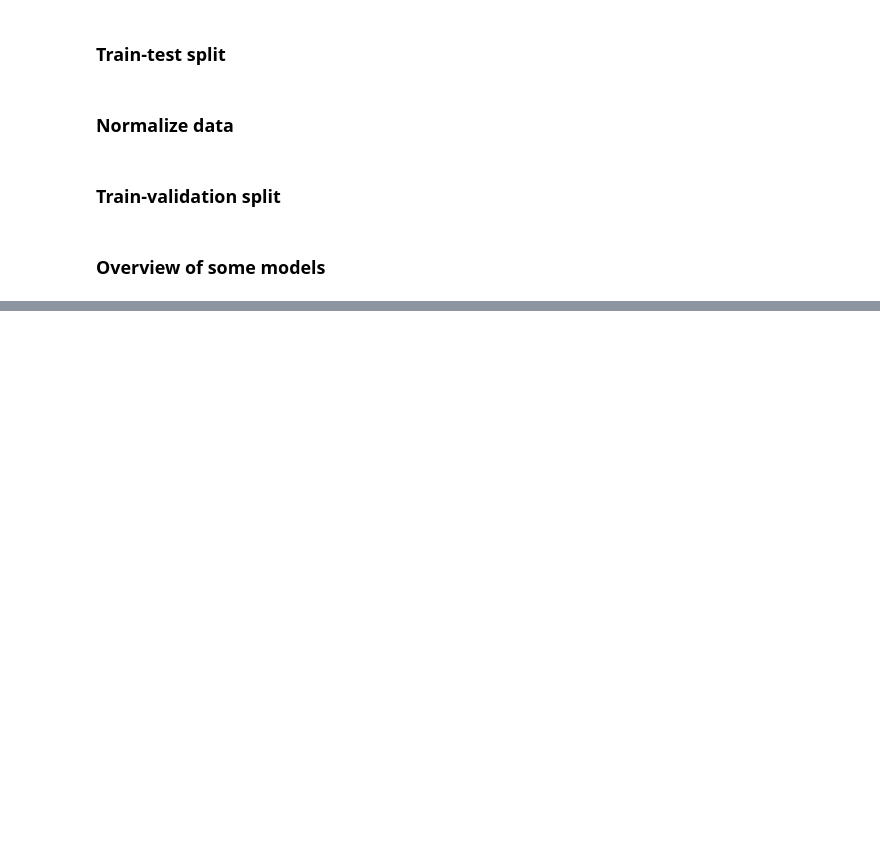
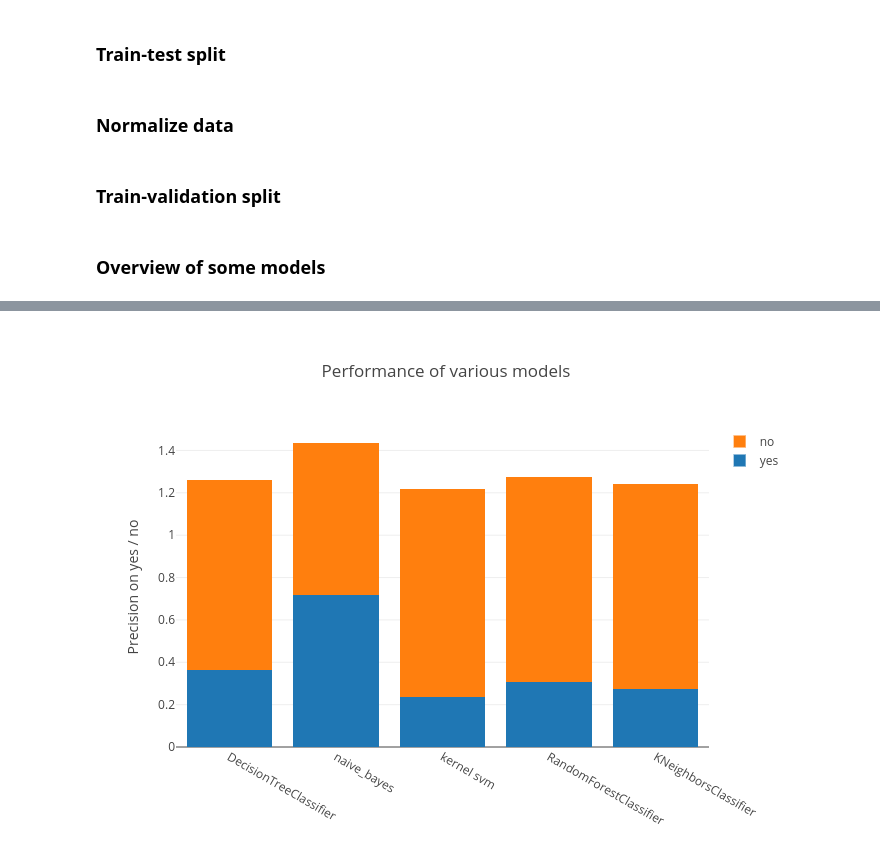
Before and after one commit to ng-kode/Bank-Marketing, a Jupyter notebook: Untitled2.ipynb, the cells around one changed output, grey strips where cells are left out. Cells and saved outputs as stored; diff of their text form; code cells hidden in the pictures; blank space fills up the shorter version.

```diff
--- a/Untitled2.ipynb
+++ b/Untitled2.ipynb
@@ -207,19 +208,23 @@ import plotly.plotly as py
 import plotly.graph_objs as go
 
 trace1 = go.Bar(
-    x=X_train.columns,
-    y=recalls_yes,
-    name='recalls_yes'
+    x=[key for key, ct in cross_tabs.items()],
+    y=[ct.iloc[1,1] / ct.iloc[1, 2] for key, ct in cross_tabs.items()],
+    name='yes'
 )
 trace2 = go.Bar(
-    x=X_train.columns,
-    y=recalls_no,
-    name='recalls_no'
+    x=[key for key, ct in cross_tabs.items()],
+    y=[ct.iloc[0,0] / ct.iloc[0, 2] for key, ct in cross_tabs.items()],
+    name='no'
 )
 
 data = [trace1, trace2]
 layout = go.Layout(
-    barmode='stack'
+    barmode='stack',
+    title='Performance of various models',
+    yaxis=dict(
+        title='Precision on yes / no'
+    )
 )
 
 fig = go.Figure(data=data, layout=layout)
@@ -270,22 +233,0 @@ for i in range(len(X_train.drop(['default_unknown', 'default_yes'], axis=1).colu
-# %%
-import plotly.plotly as py
-import plotly.graph_objs as go
-
-trace1 = go.Bar(
-    x=X_train.drop(['default_unknown', 'default_yes'], axis=1).columns,
-    y=recalls_yes,
-    name='recalls_yes'
-)
-trace2 = go.Bar(
-    x=X_train.drop(['default_unknown', 'default_yes'], axis=1).columns,
-    y=recalls_no,
-    name='recalls_no'
-)
-
-data = [trace1, trace2]
-layout = go.Layout(
-    barmode='stack'
-)
-
-fig = go.Figure(data=data, layout=layout)
-py.iplot(fig)
@@ -293,0 +234,7 @@ py.iplot(fig)
+# %%
+py.image.save_as(fig, filename='performance-of-various-models.png')
+
+from IPython.display import Image
+Image('performance-of-various-models.png')
+# %% [output]
+[figure, added]
```
Also changed, not shown: parts of 13 cells of this notebook, 1 other file.
